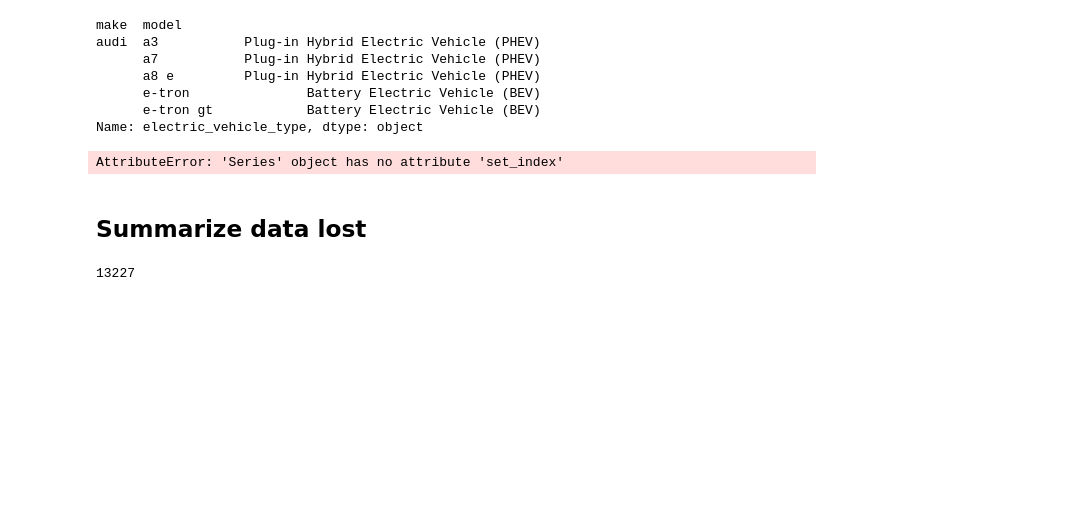
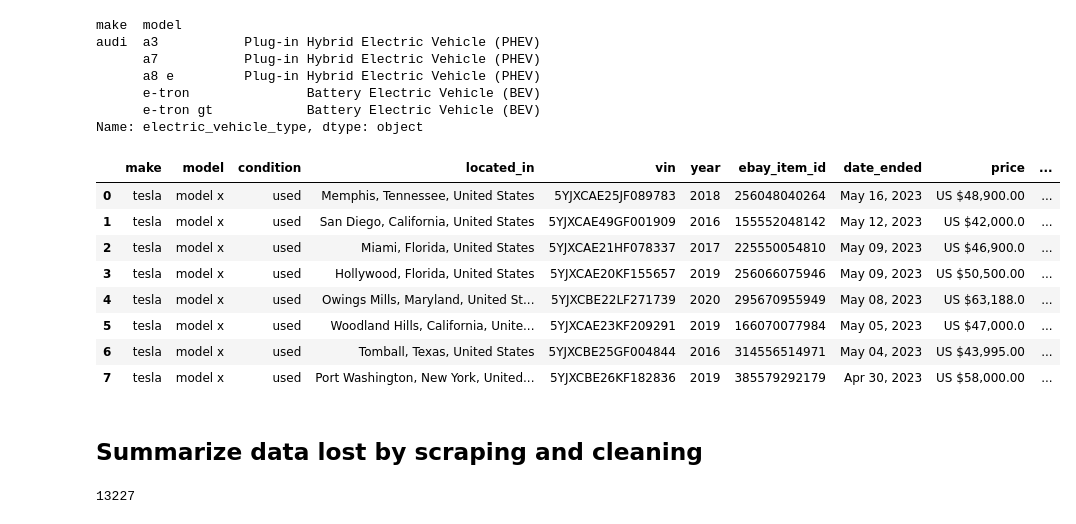
Before and after one commit to avliu-um/ev_sales, a Jupyter notebook: clean_ebay_sales_data.ipynb, the cells around one changed output. Cells and saved outputs as stored; diff of their text form; code cells hidden in the pictures; blank space fills up the shorter version.

Commit message:
more cleaning

```diff
--- a/clean_ebay_sales_data.ipynb
+++ b/clean_ebay_sales_data.ipynb
@@ -164,10 +164,18 @@ audi  a3           Plug-in Hybrid Electric Vehicle (PHEV)
 Name: electric_vehicle_type, dtype: object
 # %%
 df[['make','model']] = df[['make','model']].apply(lambda x: x.apply(lambda y: y.lower() if type(y)==str else y))
-df = df.set_index(['make','model']).join(ev_df.set_index(['make','model'])['electric_vehicle_type'],how='left').reset_index()
+df = df.set_index(['make','model']).join(ev_df).reset_index()
 df
 # %% [output]
-AttributeError: 'Series' object has no attribute 'set_index'
+|  | make | model | condition | located_in | vin | year | ebay_item_id | date_ended | price | ... |
+| 0 | tesla | model x | used | Memphis, Tennessee, United States | 5YJXCAE25JF089783 | 2018 | 256048040264 | May 16, 2023 | US $48,900.00 | ... |
+| 1 | tesla | model x | used | San Diego, California, United States | 5YJXCAE49GF001909 | 2016 | 155552048142 | May 12, 2023 | US $42,000.0 | ... |
+| 2 | tesla | model x | used | Miami, Florida, United States | 5YJXCAE21HF078337 | 2017 | 225550054810 | May 09, 2023 | US $46,900.0 | ... |
+| 3 | tesla | model x | used | Hollywood, Florida, United States | 5YJXCAE20KF155657 | 2019 | 256066075946 | May 09, 2023 | US $50,500.00 | ... |
+| 4 | tesla | model x | used | Owings Mills, Maryland, United St... | 5YJXCBE22LF271739 | 2020 | 295670955949 | May 08, 2023 | US $63,188.0 | ... |
+| 5 | tesla | model x | used | Woodland Hills, California, Unite... | 5YJXCAE23KF209291 | 2019 | 166070077984 | May 05, 2023 | US $47,000.0 | ... |
+| 6 | tesla | model x | used | Tomball, Texas, United States | 5YJXCBE25GF004844 | 2016 | 314556514971 | May 04, 2023 | US $43,995.00 | ... |
+| 7 | tesla | model x | used | Port Washington, New York, United... | 5YJXCBE26KF182836 | 2019 | 385579292179 | Apr 30, 2023 | US $58,000.00 | ... |
 # %% [markdown]
-## Summarize data lost
+## Summarize data lost by scraping and cleaning
 # %%
```
Also changed, not shown: parts of 3 cells of this notebook.
